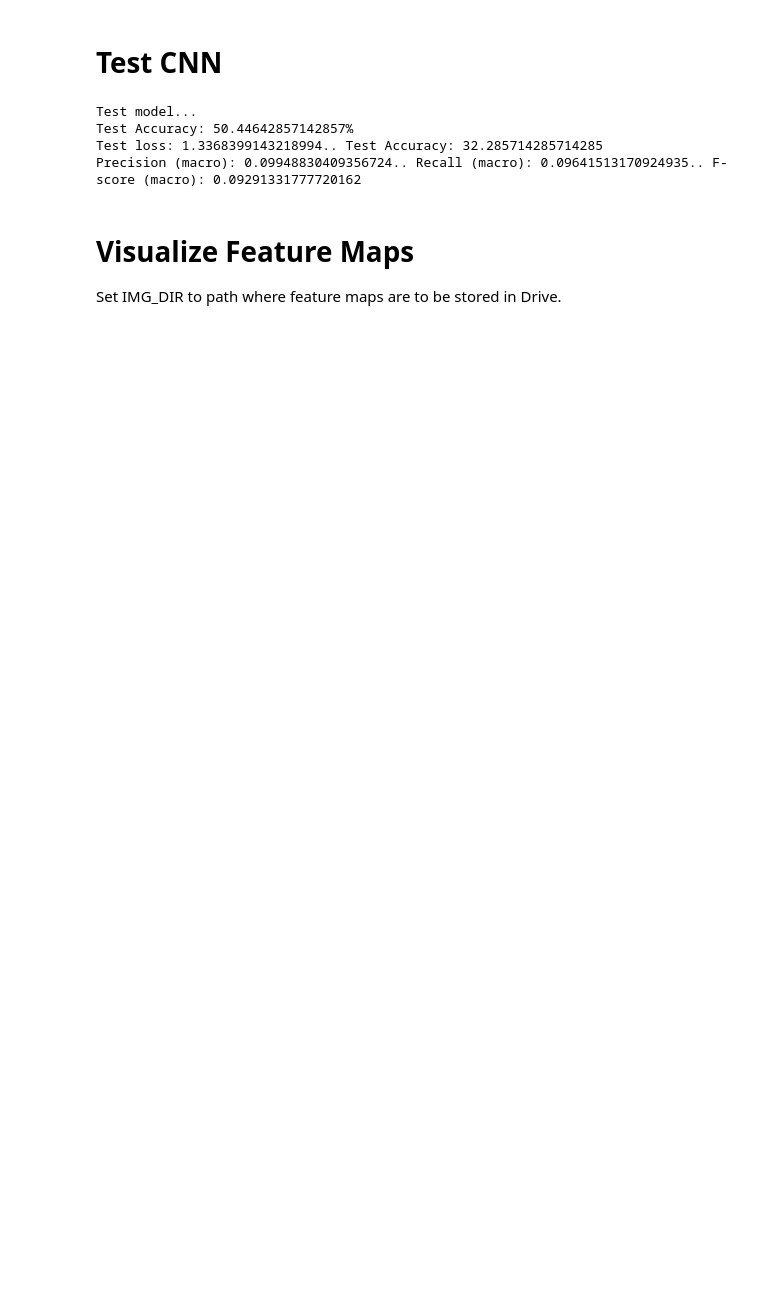
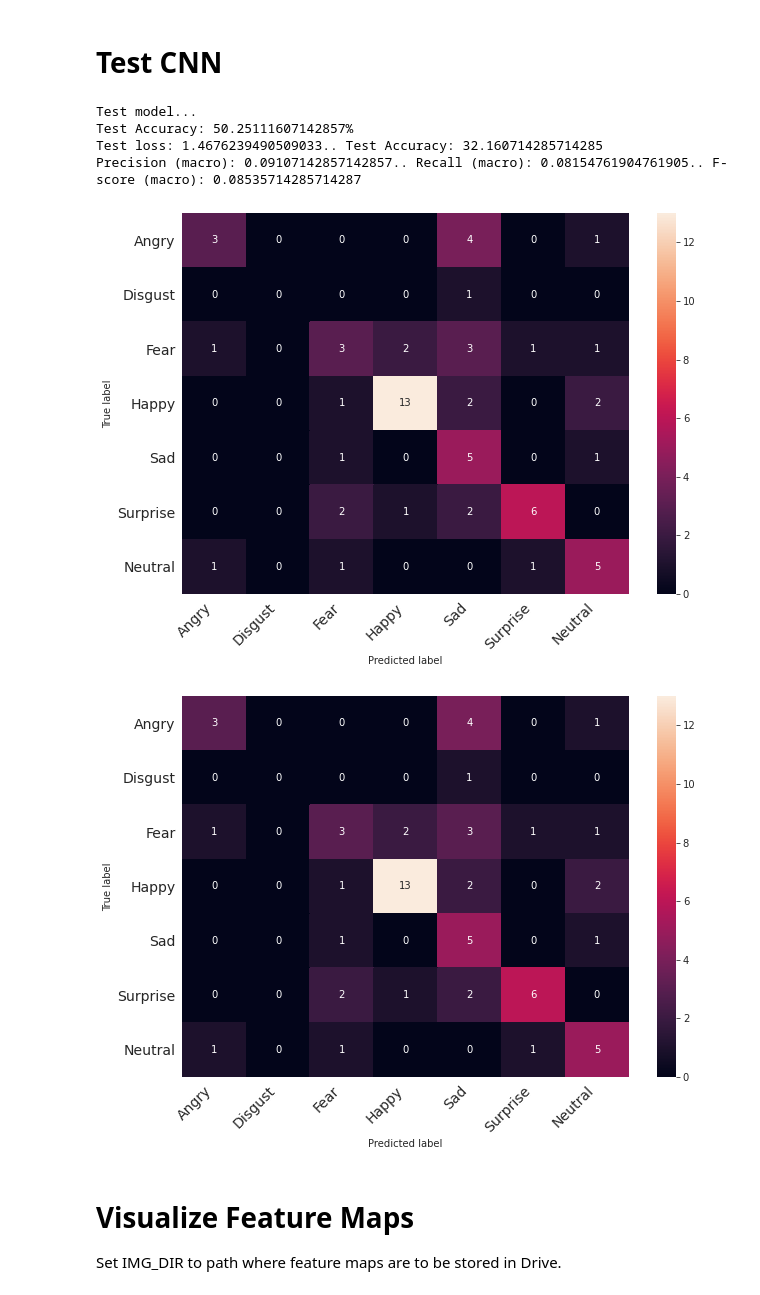
Before and after one commit to kathrin229/computer_vision, a Jupyter notebook: experiments.ipynb, the cells around one changed output. Drawn from its saved outputs; the diff is of its cells as text; code cells hidden in the pictures; blank space fills up the shorter version.

```diff
--- a/experiments.ipynb
+++ b/experiments.ipynb
@@ -51,26 +95,24 @@ Resolving deltas: 100% (136/136), done.
 # **Data Loading**
 Make sure to set DATA_DIR to path where the dataset (data.npy) is stored in Drive.
 # %%
-import os
-import numpy as np
-import copy
-import torch
-import torch.nn as nn
-import matplotlib.pyplot as plt
-import dataset
-from models import Conv1DNet, Conv2DNet
-from sklearn.metrics import precision_recall_fscore_support
-
-torch.seed()
-torch.manual_seed(0)
-
 DATA_DIR = "/content/drive/MyDrive/CV/data"
 dataset_path = os.path.join(DATA_DIR, 'data.npy')
+IMG_DIR = "/content/drive/MyDrive/CV/img/"
 
 data = dataset.load_data(src='data/fer2013/fer2013/fer2013.csv', dest=dataset_path)
 train_loader, valid_loader, test_loader = dataset.get_data_loader(data, batch_size, architecture=architecture,
                                                                   shuffle=True, drop_last=True)
 print("Finished loading data.\n")
+
+classes = {
+    0: 'Angry',
+    1: 'Disgust',
+    2: 'Fear',
+    3: 'Happy',
+    4: 'Sad',
+    5: 'Surprise',
+    6: 'Neutral'
+}
 # %% [output]
 Load data...
 Finished loading data.
@@ -222,36 +251,42 @@ Restoring best weights
 ######################################################
 print("Test model...")
 # set the model to eval mode
 model.eval()
 # turn off gradients for validation
 with torch.no_grad():
     test_loss, test_correct, test_total = 0, 0, 0
     for batch in test_loader:
         x_test = batch[0].to(device)
         y_test = batch[1].to(device)
         # forward pass
         y_pred = model(x_test.float())
         # test batch loss
         loss_test = loss(y_pred, y_test)
         # accumulate the test loss
         test_loss += loss_test.item()
         # calculate the accuracy
         predicted = torch.argmax(y_pred, 1)
         test_total += y_test.size(0)
         test_correct += (predicted == y_test).sum().item()
     print('Test Accuracy: {}%'.format(100 * test_correct / test_total))
 
 test_loss /= len(test_loader)
 accuracy = test_correct / len(test_loader)
 print(f'Test loss: {loss_test}.. Test Accuracy: {accuracy}')
 
 precision, recall, fscore, support = precision_recall_fscore_support(y_valid.cpu(), predicted.cpu(), average='macro')
 print(f'Precision (macro): {precision}.. Recall (macro): {recall}.. F-score (macro): {fscore}')
+
+# plot confusion matrix
+cf_matrix = confusion_matrix(y_test.cpu(), predicted.cpu())
+plots.print_confusion_matrix(cf_matrix, class_names=[classes[c] for c in np.unique(y_test.cpu())])
 # %% [output]
 Test model...
-Test Accuracy: 50.44642857142857%
-Test loss: 1.3368399143218994.. Test Accuracy: 32.285714285714285
-Precision (macro): 0.09948830409356724.. Recall (macro): 0.09641513170924935.. F-score (macro): 0.09291331777720162
+Test Accuracy: 50.25111607142857%
+Test loss: 1.4676239490509033.. Test Accuracy: 32.160714285714285
+Precision (macro): 0.09107142857142857.. Recall (macro): 0.08154761904761905.. F-score (macro): 0.08535714285714287
+[figure, added]
+[figure, added]
 # %% [markdown]
 # **Visualize Feature Maps**
 Set IMG_DIR to path where feature maps are to be stored in Drive.
```
Also changed, not shown: parts of 5 cells of this notebook.
